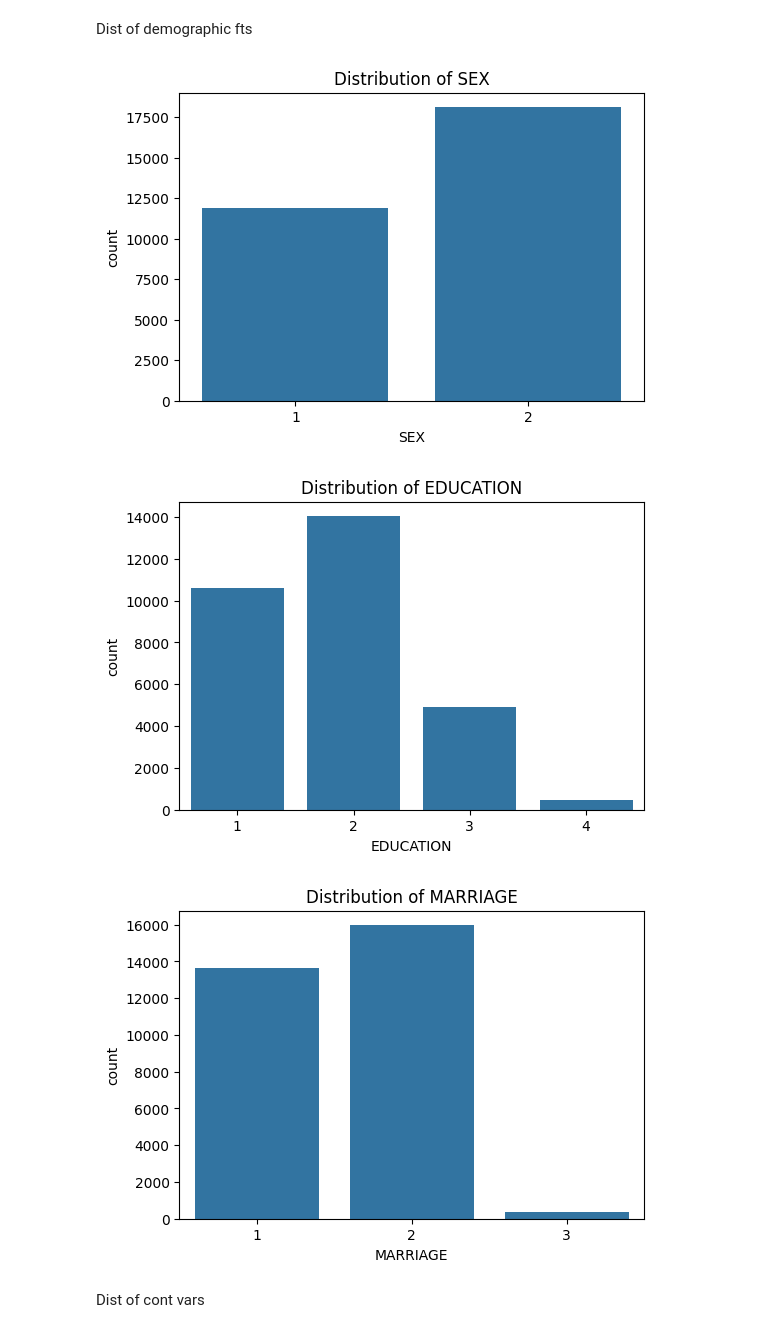
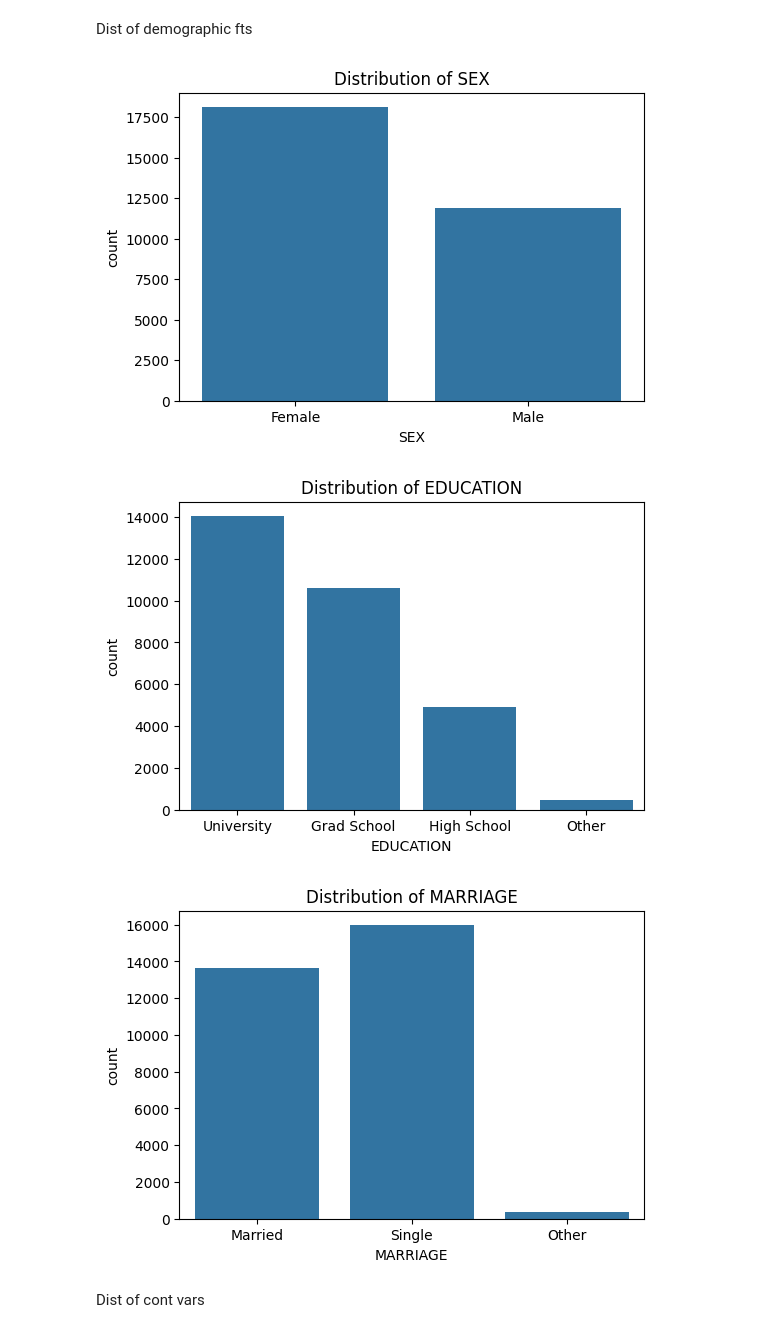
Before and after one commit to melakubu/DS340, a Jupyter notebook: DS340_EDA.ipynb, the cells around one changed output. Saved outputs shown, nothing was run; the diff lists cells and outputs as text; code cells hidden in the pictures.

Commit message:
Added log re baseline, Mutual info Classifier, and mapped distributions to labels.

```diff
--- a/DS340_EDA.ipynb
+++ b/DS340_EDA.ipynb
@@ -148,16 +168,20 @@ for col in pay_cols:
 Dist of demographic fts
 # %%
 demo_cols = ['SEX','EDUCATION','MARRIAGE']
+label_map = {'SEX': {1: 'Male', 2: 'Female'},
+ 'EDUCATION': {1: 'Grad School', 2: 'University', 3: 'High School', 4: 'Other'},
+ 'MARRIAGE': {1: 'Married', 2: 'Single', 3: 'Other'}
+ }
 
 for col in demo_cols:
     plt.figure(figsize=(6,4))
-    sns.countplot(x=df[col])
+    sns.countplot(x=df[col].map(label_map[col]))
     plt.title(f"Distribution of {col}")
     plt.show()
 # %% [output]
-[figure, old version]
+[figure, new version]
-[figure, old version]
+[figure, new version]
-[figure, old version]
+[figure, new version]
 # %% [markdown]
 Dist of cont vars
 # %%
```
Also changed, not shown: parts of 7 cells of this notebook.
